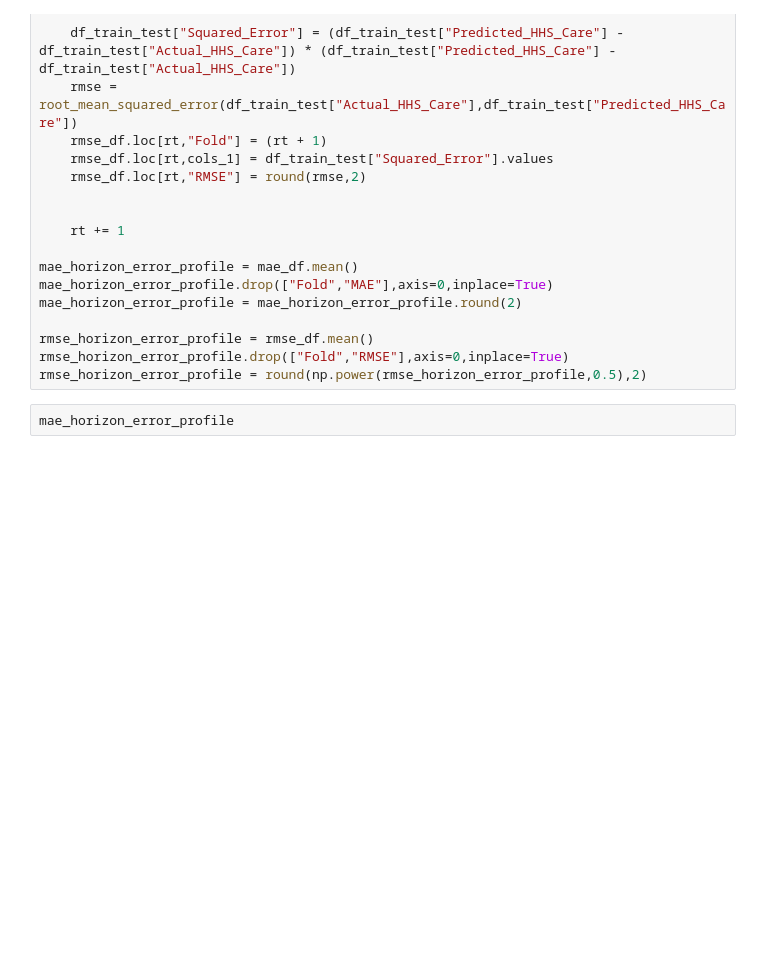
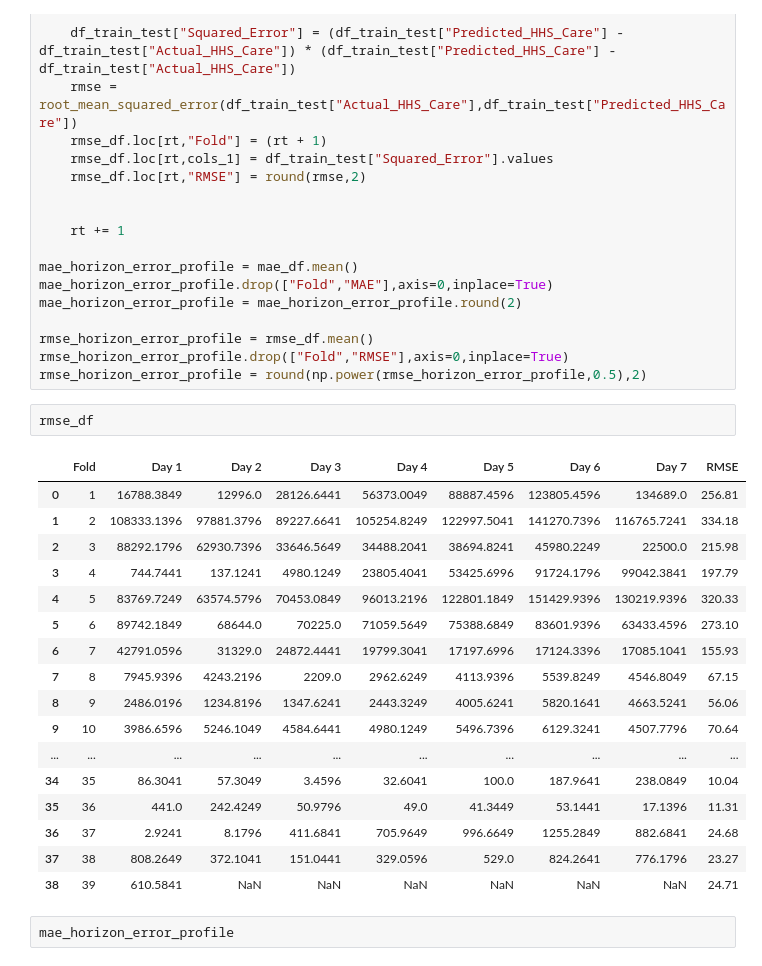
Before and after one commit to amithvardhan99/resume-projects, a Jupyter notebook: Predictive Forecasting of Care Load & Placement Demand/notebook.ipynb, the cells around one changed output. Drawn from its saved outputs; the diff is of its cells as text; blank space fills up the shorter version.

```diff
--- a/Predictive Forecasting of Care Load & Placement Demand/notebook.ipynb
+++ b/Predictive Forecasting of Care Load & Placement Demand/notebook.ipynb
@@ -539,6 +539,26 @@ mae_horizon_error_profile = mae_horizon_error_profile.round(2)
 rmse_horizon_error_profile = rmse_df.mean()
 rmse_horizon_error_profile.drop(["Fold","RMSE"],axis=0,inplace=True)
 rmse_horizon_error_profile = round(np.power(rmse_horizon_error_profile,0.5),2)
+# %%
+rmse_df
+# %% [output]
+|  | Fold | Day 1 | Day 2 | Day 3 | Day 4 | Day 5 | Day 6 | Day 7 | RMSE |
+| 0 | 1 | 16788.3849 | 12996.0 | 28126.6441 | 56373.0049 | 88887.4596 | 123805.4596 | 134689.0 | 256.81 |
+| 1 | 2 | 108333.1396 | 97881.3796 | 89227.6641 | 105254.8249 | 122997.5041 | 141270.7396 | 116765.7241 | 334.18 |
+| 2 | 3 | 88292.1796 | 62930.7396 | 33646.5649 | 34488.2041 | 38694.8241 | 45980.2249 | 22500.0 | 215.98 |
+| 3 | 4 | 744.7441 | 137.1241 | 4980.1249 | 23805.4041 | 53425.6996 | 91724.1796 | 99042.3841 | 197.79 |
+| 4 | 5 | 83769.7249 | 63574.5796 | 70453.0849 | 96013.2196 | 122801.1849 | 151429.9396 | 130219.9396 | 320.33 |
+| 5 | 6 | 89742.1849 | 68644.0 | 70225.0 | 71059.5649 | 75388.6849 | 83601.9396 | 63433.4596 | 273.10 |
+| 6 | 7 | 42791.0596 | 31329.0 | 24872.4441 | 19799.3041 | 17197.6996 | 17124.3396 | 17085.1041 | 155.93 |
+| 7 | 8 | 7945.9396 | 4243.2196 | 2209.0 | 2962.6249 | 4113.9396 | 5539.8249 | 4546.8049 | 67.15 |
+| 8 | 9 | 2486.0196 | 1234.8196 | 1347.6241 | 2443.3249 | 4005.6241 | 5820.1641 | 4663.5241 | 56.06 |
+| 9 | 10 | 3986.6596 | 5246.1049 | 4584.6441 | 4980.1249 | 5496.7396 | 6129.3241 | 4507.7796 | 70.64 |
+| ... | ... | ... | ... | ... | ... | ... | ... | ... | ... |
+| 34 | 35 | 86.3041 | 57.3049 | 3.4596 | 32.6041 | 100.0 | 187.9641 | 238.0849 | 10.04 |
+| 35 | 36 | 441.0 | 242.4249 | 50.9796 | 49.0 | 41.3449 | 53.1441 | 17.1396 | 11.31 |
+| 36 | 37 | 2.9241 | 8.1796 | 411.6841 | 705.9649 | 996.6649 | 1255.2849 | 882.6841 | 24.68 |
+| 37 | 38 | 808.2649 | 372.1041 | 151.0441 | 329.0596 | 529.0 | 824.2641 | 776.1796 | 23.27 |
+| 38 | 39 | 610.5841 | NaN | NaN | NaN | NaN | NaN | NaN | 24.71 |
 # %%
 mae_horizon_error_profile
 # %% [output]
```
Also changed, not shown: parts of 4 cells of this notebook.
